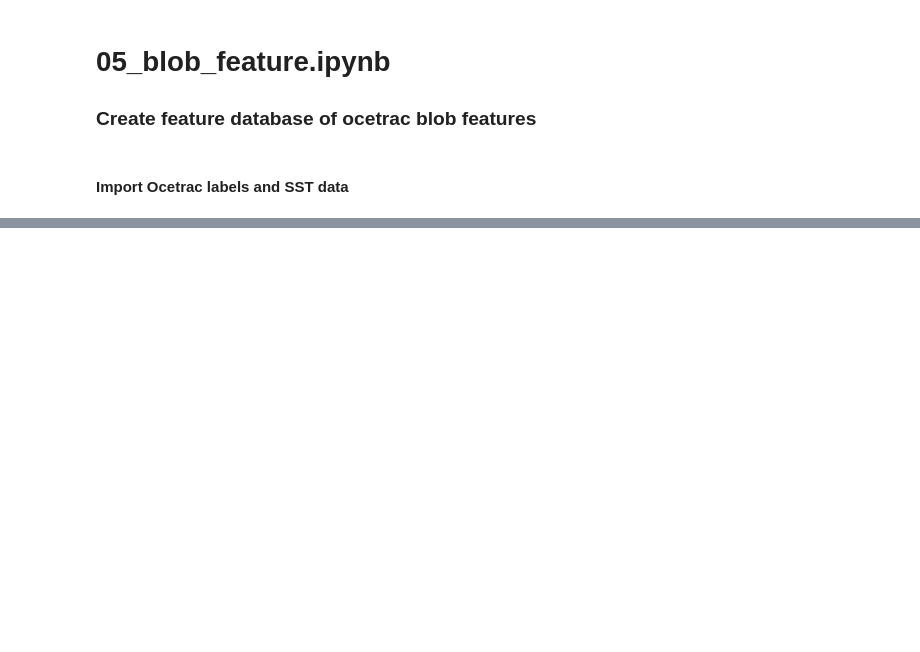
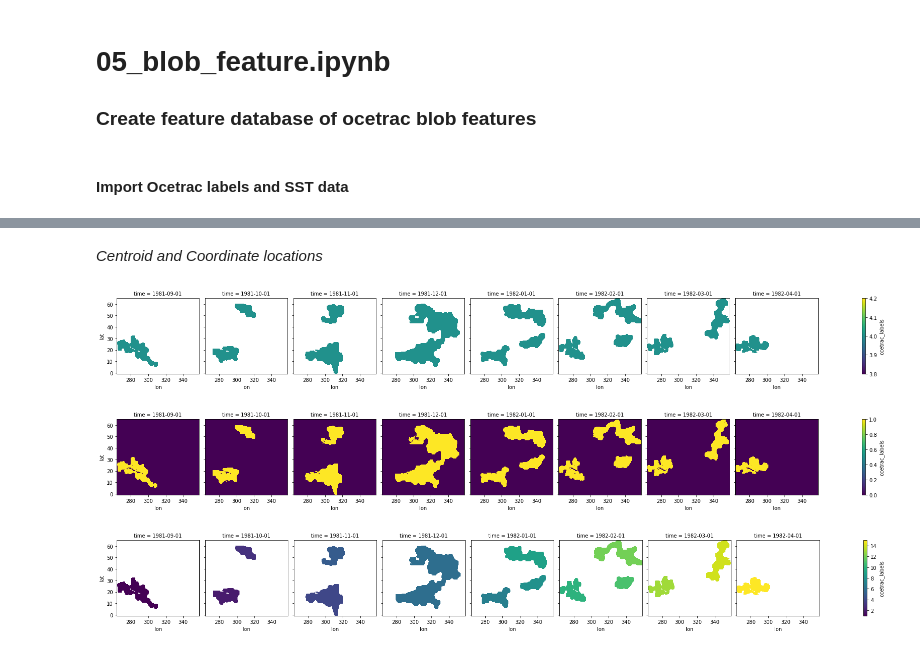
Before and after one commit to ocetrac/marine-heatwaves, a Jupyter notebook: 05_blob_features.ipynb, the cells around one changed output, grey strips where cells are left out. Drawn from its saved outputs; the diff is of its cells as text; code cells hidden in the pictures; blank space fills up the shorter version.

```diff
--- a/05_blob_features.ipynb
+++ b/05_blob_features.ipynb
@@ -164,0 +258,24 @@ area = xr.DataArray([p.area for p in props], dims=['label'], coords={'label': la
+# %%
+i = 4 #651
+
+# Initialize output variables
+mhw = {}
+mhw['id'] = []
+mhw['date'] = [] # datetime format
+mhw['coords'] = [] # (lat, lon)
+mhw['centroid'] = []  # (lat, lon)
+mhw['duration'] = [] # [months]
+mhw['intensity_max'] = [] # [deg C]
+mhw['intensity_mean'] = [] # [deg C]
+mhw['intensity_min'] = [] # [deg C]
+mhw['intensity_cumulative'] = [] # [deg C]
+# mhw['rate_onset'] = [] # [deg C / month]
+# mhw['rate_decline'] = [] # [deg C / month]
+mhw['area'] = []
+# %%
+event = labels.where(labels==i, drop=True)
+mhw['duration'].append(event.time.shape[0])
+print(f"This event lasted {mhw['duration'][0]} months.")
+
+mhw['id'].append(i)
+mhw['date'].append(event.time.values.astype('datetime64[M]'))
@@ -164,0 +292,6 @@ area = xr.DataArray([p.area for p in props], dims=['label'], coords={'label': la
+# %% [markdown]
+*Centroid and Coordinate locations*
+# %%
+event.plot(col='time', col_wrap=event.shape[0], robust=True);
+# %% [output]
+[figure, added]
@@ -164,0 +302,4 @@ area = xr.DataArray([p.area for p in props], dims=['label'], coords={'label': la
+# %%
+binary_event.plot(col='time', col_wrap=event.shape[0], robust=True);
+# %% [output]
+[figure, added]
@@ -164,0 +324,4 @@ area = xr.DataArray([p.area for p in props], dims=['label'], coords={'label': la
+# %%
+sub_labels.plot(col='time', col_wrap=event.shape[0], robust=True);
+# %% [output]
+[figure, added]
```
Also changed, not shown: parts of 50 cells of this notebook, 3 other files.
